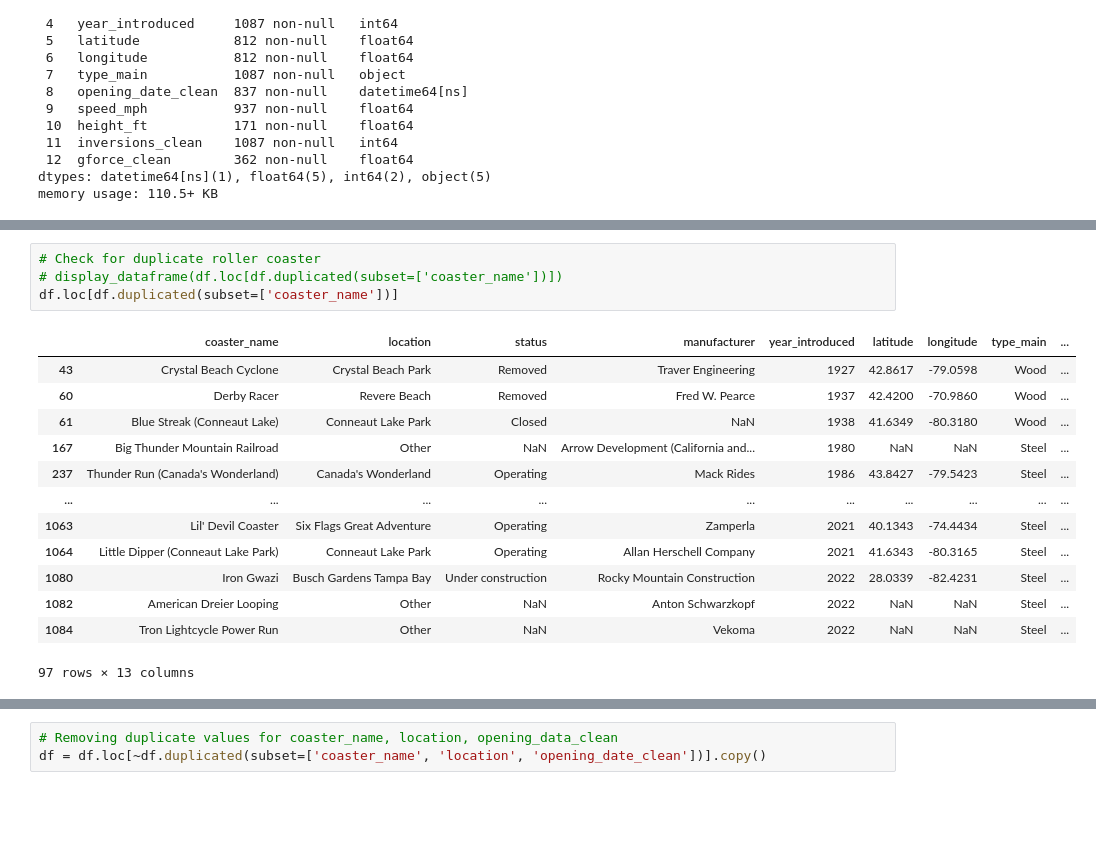
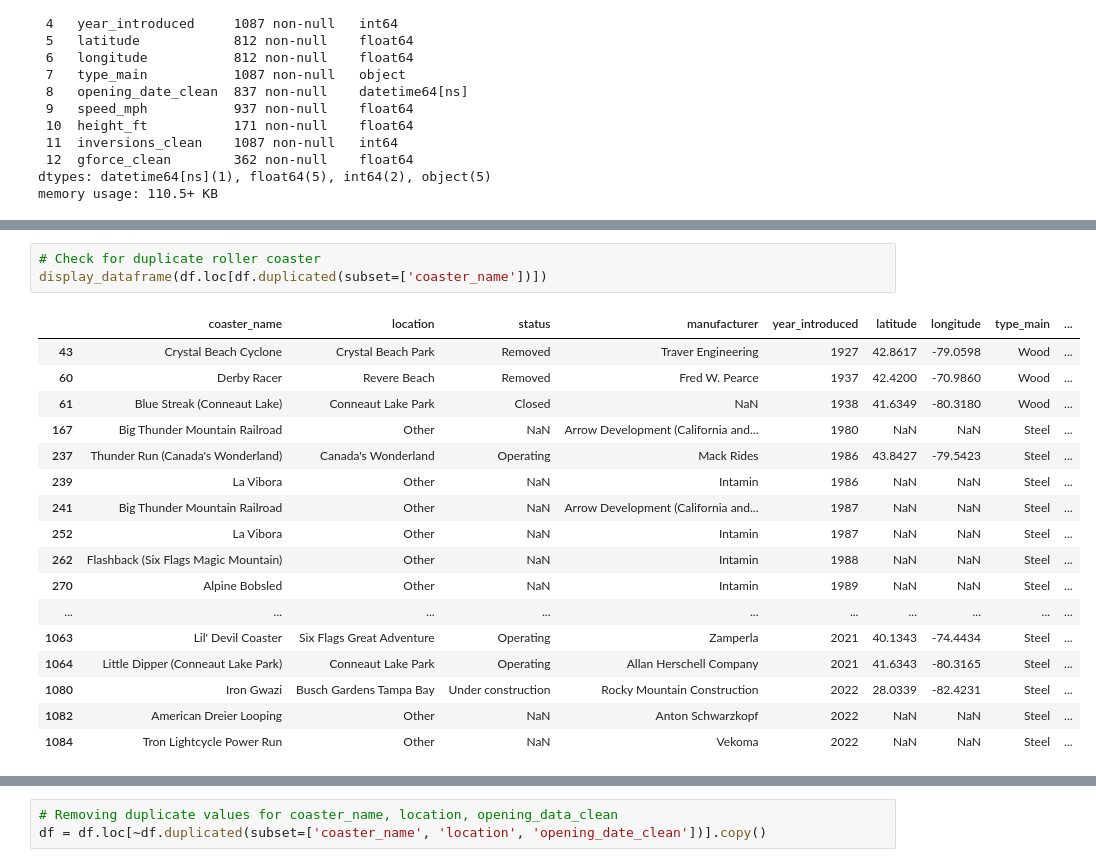
Before and after one commit to SartazAnsari/roller-coaster-analysis, a Jupyter notebook: RollerCoasterAnalysis.ipynb, the cells around one changed output, grey strips where cells are left out. Saved outputs shown, nothing was run; the diff lists cells and outputs as text; blank space fills up the shorter version.

```diff
--- a/RollerCoasterAnalysis.ipynb
+++ b/RollerCoasterAnalysis.ipynb
@@ -255,21 +251,24 @@ df.loc[df.duplicated()]
 |  | coaster_name | location | status | manufacturer | year_introduced | latitude | longitude | type_main | ... |
 # %%
 # Check for duplicate roller coaster
-# display_dataframe(df.loc[df.duplicated(subset=['coaster_name'])])
-df.loc[df.duplicated(subset=['coaster_name'])]
+display_dataframe(df.loc[df.duplicated(subset=['coaster_name'])])
 # %% [output]
 |  | coaster_name | location | status | manufacturer | year_introduced | latitude | longitude | type_main | ... |
 | 43 | Crystal Beach Cyclone | Crystal Beach Park | Removed | Traver Engineering | 1927 | 42.8617 | -79.0598 | Wood | ... |
 | 60 | Derby Racer | Revere Beach | Removed | Fred W. Pearce | 1937 | 42.4200 | -70.9860 | Wood | ... |
 | 61 | Blue Streak (Conneaut Lake) | Conneaut Lake Park | Closed | NaN | 1938 | 41.6349 | -80.3180 | Wood | ... |
 | 167 | Big Thunder Mountain Railroad | Other | NaN | Arrow Development (California and... | 1980 | NaN | NaN | Steel | ... |
 | 237 | Thunder Run (Canada's Wonderland) | Canada's Wonderland | Operating | Mack Rides | 1986 | 43.8427 | -79.5423 | Steel | ... |
+| 239 | La Vibora | Other | NaN | Intamin | 1986 | NaN | NaN | Steel | ... |
+| 241 | Big Thunder Mountain Railroad | Other | NaN | Arrow Development (California and... | 1987 | NaN | NaN | Steel | ... |
+| 252 | La Vibora | Other | NaN | Intamin | 1987 | NaN | NaN | Steel | ... |
+| 262 | Flashback (Six Flags Magic Mountain) | Other | NaN | Intamin | 1988 | NaN | NaN | Steel | ... |
+| 270 | Alpine Bobsled | Other | NaN | Intamin | 1989 | NaN | NaN | Steel | ... |
 | ... | ... | ... | ... | ... | ... | ... | ... | ... | ... |
 | 1063 | Lil' Devil Coaster | Six Flags Great Adventure | Operating | Zamperla | 2021 | 40.1343 | -74.4434 | Steel | ... |
 | 1064 | Little Dipper (Conneaut Lake Park) | Conneaut Lake Park | Operating | Allan Herschell Company | 2021 | 41.6343 | -80.3165 | Steel | ... |
 | 1080 | Iron Gwazi | Busch Gardens Tampa Bay | Under construction | Rocky Mountain Construction | 2022 | 28.0339 | -82.4231 | Steel | ... |
 | 1082 | American Dreier Looping | Other | NaN | Anton Schwarzkopf | 2022 | NaN | NaN | Steel | ... |
 | 1084 | Tron Lightcycle Power Run | Other | NaN | Vekoma | 2022 | NaN | NaN | Steel | ... |
-97 rows × 13 columns
 # %%
 # Checking duplicates are correct or not
```
Also changed, not shown: parts of 18 cells of this notebook.
